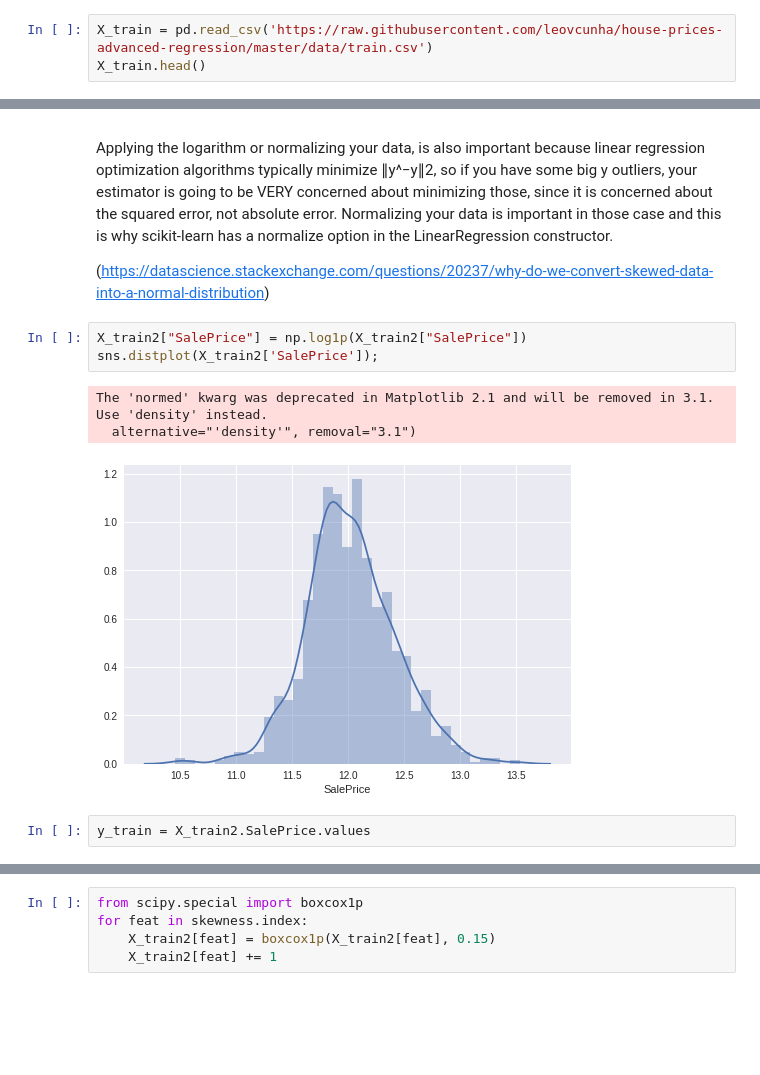
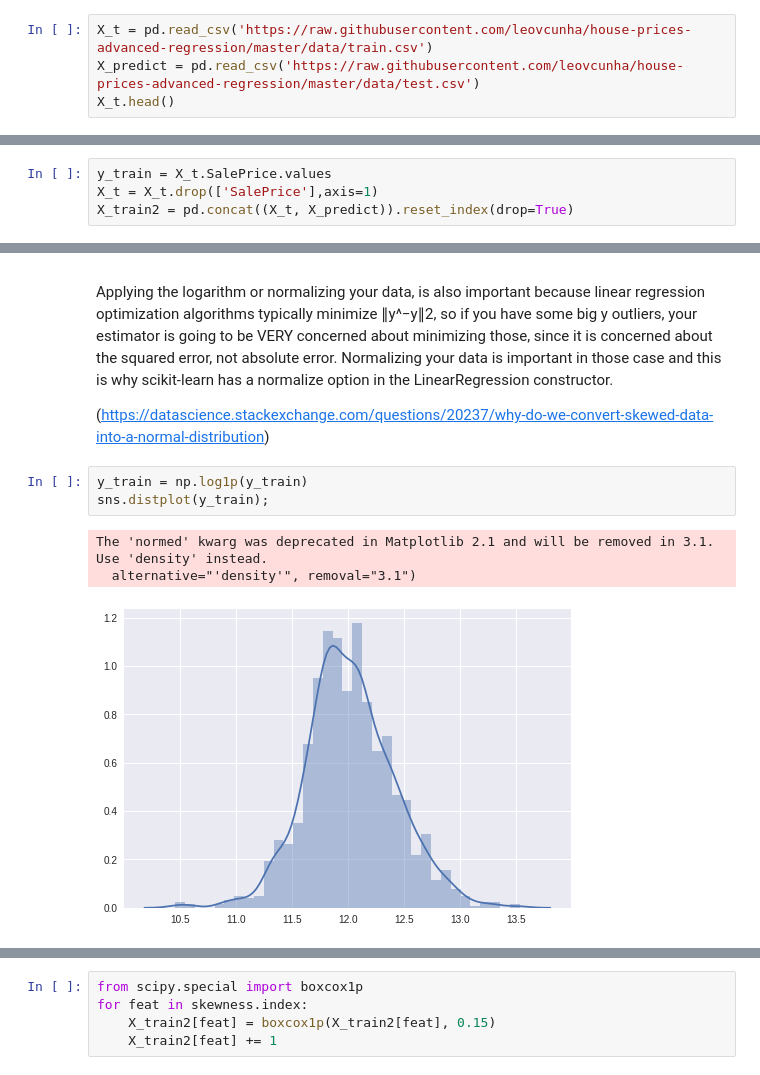
Before and after one commit to leovcunha/house-prices-advanced-regression, a Jupyter notebook: house_prices.ipynb, the cells around one changed output, grey strips where cells are left out. Drawn from its saved outputs; the diff is of its cells as text; blank space fills up the shorter version.

```diff
--- a/house_prices.ipynb
+++ b/house_prices.ipynb
@@ -93,8 +93,9 @@ from scipy.stats import skew
 # %% [markdown]
 ##Exploratory Data Analysis
 # %%
-X_train = pd.read_csv('https://raw.githubusercontent.com/leovcunha/house-prices-advanced-regression/master/data/train.csv')
-X_train.head()
+X_t = pd.read_csv('https://raw.githubusercontent.com/leovcunha/house-prices-advanced-regression/master/data/train.csv')
+X_predict = pd.read_csv('https://raw.githubusercontent.com/leovcunha/house-prices-advanced-regression/master/data/test.csv')
+X_t.head()
 # %% [output]
 |  | Id | MSSubClass | MSZoning | LotFrontage | LotArea | Street | Alley | LotShape | LandContour | ... |
 | 0 | 1 | 60 | RL | 65.0 | 8450 | Pave | NaN | Reg | Lvl | ... |
@@ -119 +125,5 @@ X_train.describe()
+# %%
+y_train = X_t.SalePrice.values
+X_t = X_t.drop(['SalePrice'],axis=1)
+X_train2 = pd.concat((X_t, X_predict)).reset_index(drop=True)
 # %%
@@ -254,14 +254,12 @@ Applying the logarithm or normalizing your data, is also important because linea
 
 (https://datascience.stackexchange.com/questions/20237/why-do-we-convert-skewed-data-into-a-normal-distribution)
 # %%
-X_train2["SalePrice"] = np.log1p(X_train2["SalePrice"])
-sns.distplot(X_train2['SalePrice']);
+y_train = np.log1p(y_train)
+sns.distplot(y_train);
 # %% [output]
 The 'normed' kwarg was deprecated in Matplotlib 2.1 and will be removed in 3.1. Use 'density' instead.
   alternative="'density'", removal="3.1")
-[figure, old version]
+[figure, new version]
-# %%
-y_train = X_train2.SalePrice.values
 # %%
 numeric_feats = X_train2.dtypes[X_train2.dtypes != "object"].index
 
```
Also changed, not shown: parts of 37 cells of this notebook.
